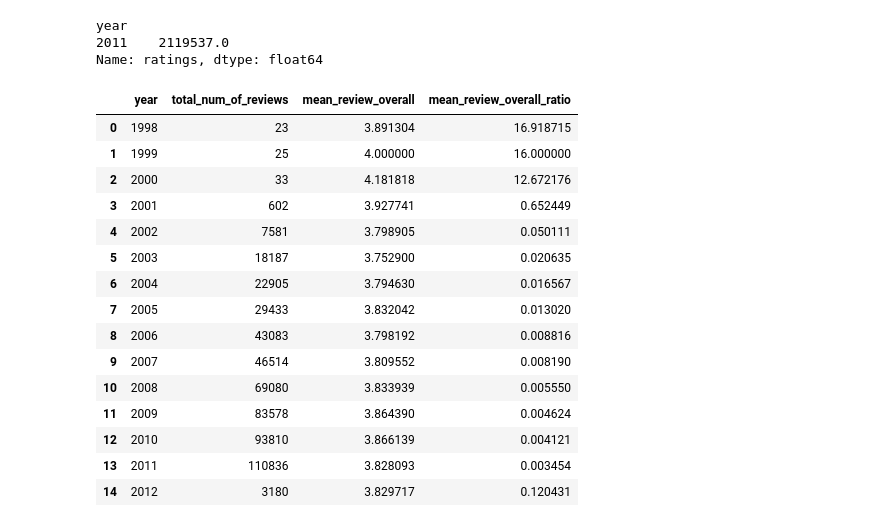
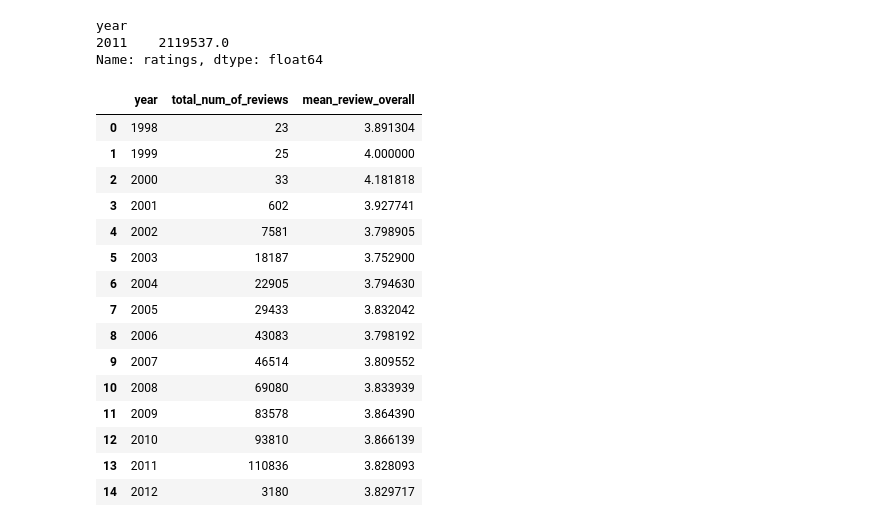
Before and after one commit to INA-95/beer_data_analysis, a Jupyter notebook: beer_data_analysis.ipynb, the cells around one changed output. Drawn from its saved outputs; the diff is of its cells as text; code cells hidden in the pictures.

```diff
--- a/beer_data_analysis.ipynb
+++ b/beer_data_analysis.ipynb
@@ -67,25 +66,23 @@ Name: ratings, dtype: float64
 # %%
 year_overall_review = df[['year', 'review_overall']]
 total_num_of_reviews = year_overall_review.groupby('year').count().reset_index().rename(columns = {'review_overall':'total_num_of_reviews'})
 mean_review_overall = year_overall_review.groupby('year')['review_overall'].mean().reset_index().rename(columns = {'review_overall':'mean_review_overall'})
-
 res = pd.merge(total_num_of_reviews, mean_review_overall, how = 'inner')
-res['mean_review_overall_ratio'] = (res['mean_review_overall'] / res['total_num_of_reviews']) * 100
 res
 # %% [output]
-|  | year | total_num_of_reviews | mean_review_overall | mean_review_overall_ratio |
-| 0 | 1998 | 23 | 3.891304 | 16.918715 |
-| 1 | 1999 | 25 | 4.000000 | 16.000000 |
-| 2 | 2000 | 33 | 4.181818 | 12.672176 |
-| 3 | 2001 | 602 | 3.927741 | 0.652449 |
-| 4 | 2002 | 7581 | 3.798905 | 0.050111 |
-| 5 | 2003 | 18187 | 3.752900 | 0.020635 |
-| 6 | 2004 | 22905 | 3.794630 | 0.016567 |
-| 7 | 2005 | 29433 | 3.832042 | 0.013020 |
-| 8 | 2006 | 43083 | 3.798192 | 0.008816 |
-| 9 | 2007 | 46514 | 3.809552 | 0.008190 |
-| 10 | 2008 | 69080 | 3.833939 | 0.005550 |
-| 11 | 2009 | 83578 | 3.864390 | 0.004624 |
-| 12 | 2010 | 93810 | 3.866139 | 0.004121 |
-| 13 | 2011 | 110836 | 3.828093 | 0.003454 |
-| 14 | 2012 | 3180 | 3.829717 | 0.120431 |
+|  | year | total_num_of_reviews | mean_review_overall |
+| 0 | 1998 | 23 | 3.891304 |
+| 1 | 1999 | 25 | 4.000000 |
+| 2 | 2000 | 33 | 4.181818 |
+| 3 | 2001 | 602 | 3.927741 |
+| 4 | 2002 | 7581 | 3.798905 |
+| 5 | 2003 | 18187 | 3.752900 |
+| 6 | 2004 | 22905 | 3.794630 |
+| 7 | 2005 | 29433 | 3.832042 |
+| 8 | 2006 | 43083 | 3.798192 |
+| 9 | 2007 | 46514 | 3.809552 |
+| 10 | 2008 | 69080 | 3.833939 |
+| 11 | 2009 | 83578 | 3.864390 |
+| 12 | 2010 | 93810 | 3.866139 |
+| 13 | 2011 | 110836 | 3.828093 |
+| 14 | 2012 | 3180 | 3.829717 |
```
Also changed, not shown: parts of 3 cells of this notebook.
